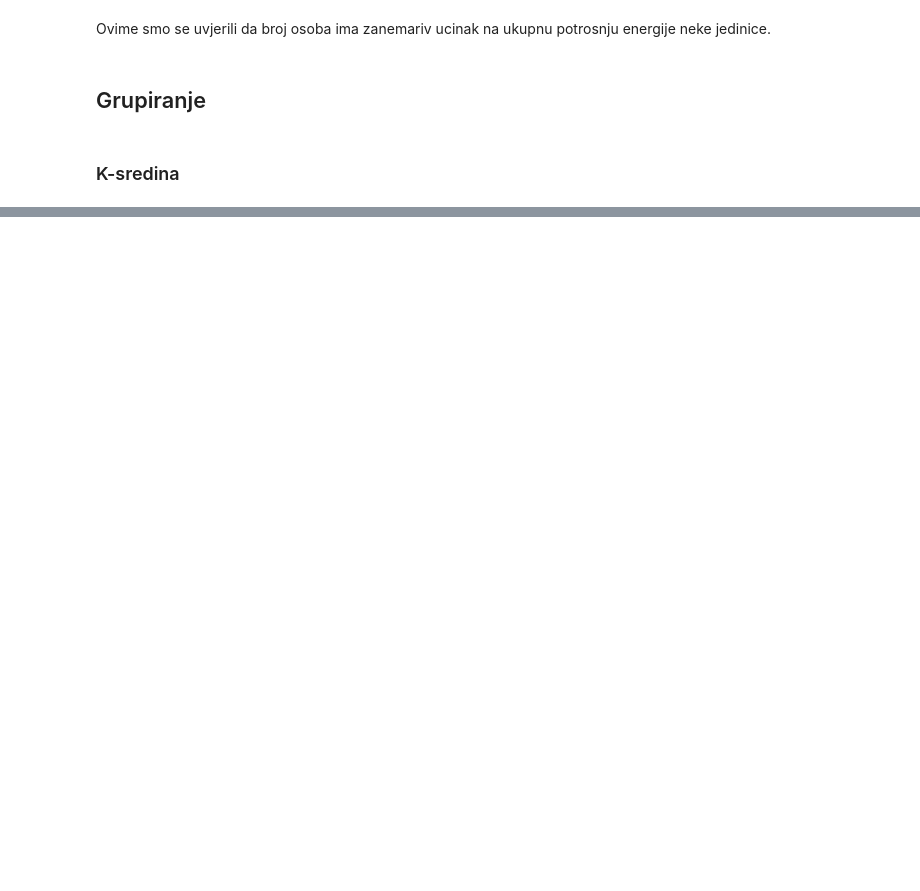
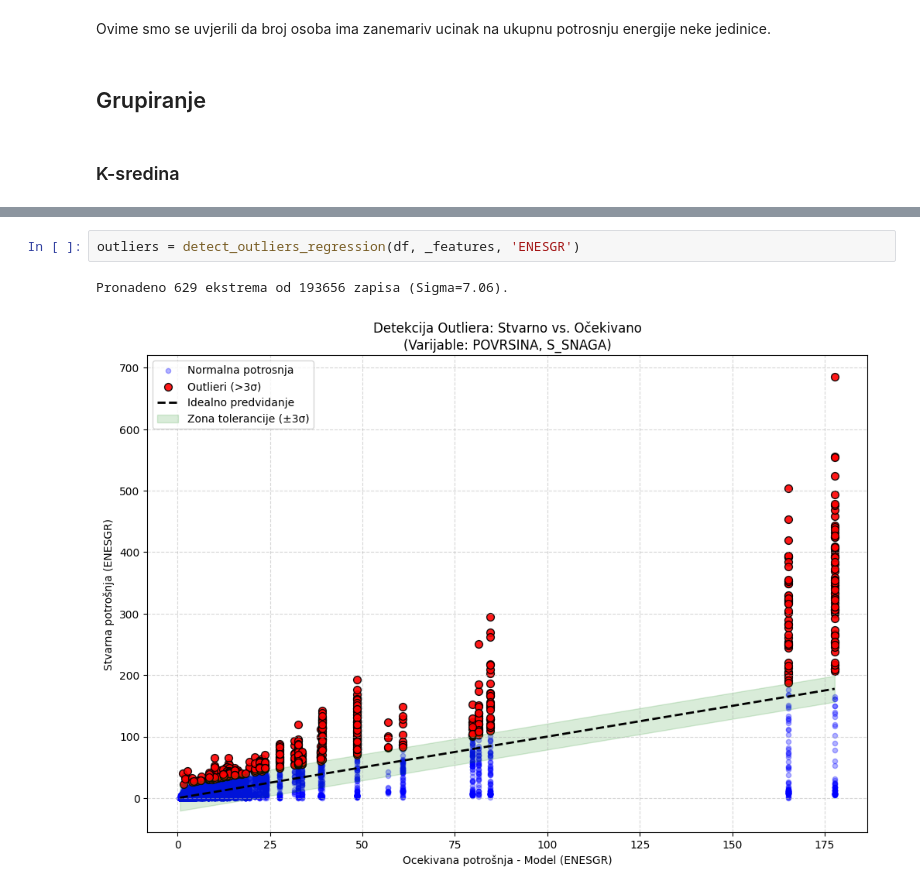
Before and after one commit to IvanDzanija/AnomalyDetection, a Jupyter notebook: notebooks/1EG.ipynb, the cells around one changed output, grey strips where cells are left out. Cells and saved outputs as stored; diff of their text form; blank space fills up the shorter version.

```diff
--- a/notebooks/1EG.ipynb
+++ b/notebooks/1EG.ipynb
@@ -151,0 +312,5 @@ k     | Inertia         | Silhouette Score
+# %%
+outliers = detect_outliers_regression(df, _features, 'ENESGR')
+# %% [output]
+Pronadeno 629 ekstrema od 193656 zapisa (Sigma=7.06).
+[figure, added]
```
Also changed, not shown: parts of 18 cells of this notebook.
